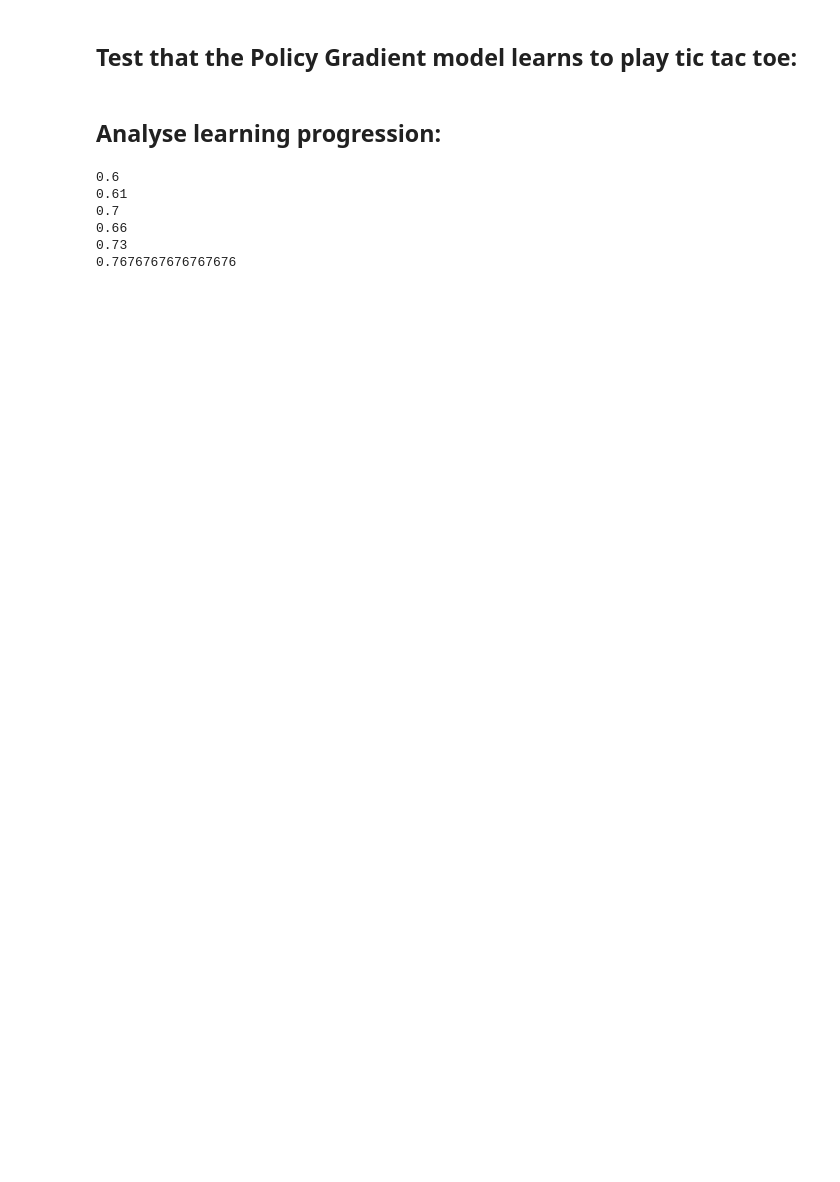
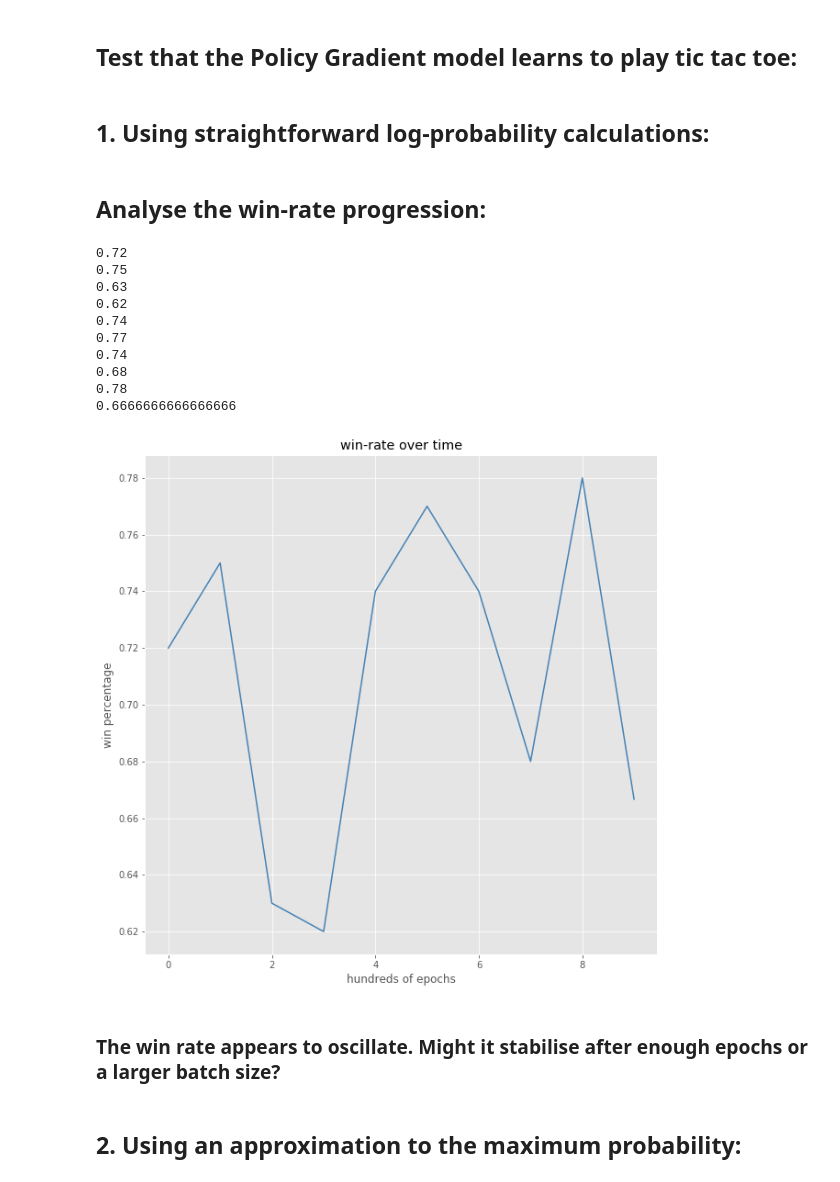
Before and after one commit to AidanRocke/tic-tac-toe_RL, a Jupyter notebook: learning_agents/experiment.ipynb, the cells around one changed output. Drawn from its saved outputs; the diff is of its cells as text; code cells hidden in the pictures; blank space fills up the shorter version.

```diff
--- a/learning_agents/experiment.ipynb
+++ b/learning_agents/experiment.ipynb
@@ -1,5 +1,7 @@
 # %% [markdown]
 ## Test that the Policy Gradient model learns to play tic tac toe:
+# %% [markdown]
+## 1. Using straightforward log-probability calculations:
 # %%
 import numpy as np
 from tic_tac_learning import simulator
@@ -10,21 +12,50 @@ from evaluation import game_evaluation as G
 
 G = G()
 
-pg_model = policy_gradients(lr=0.1,seed=42,batch_size=20)
+pg_model = policy_gradients(lr=0.1,seed=42,batch_size=30,p_est = 1)
 
-tic_tac = tic_tac_system(G,model=pg_model,opponent=CS,epochs=600,depth=5,gamma=0.9)
+tic_tac = tic_tac_system(G,model=pg_model,opponent=CS,epochs=1000,depth=5,gamma=0.9)
 
 scores = simulator(tic_tac)
 # %% [markdown]
-## Analyse learning progression:
+## Analyse the win-rate progression:
 # %%
-for i in range(6):
+learning = np.zeros(10)
 
-    print(np.mean((scores[i*100:(i+1)*100]+5.0)/10))
+for i in range(10):
+
+    learning[i] = np.mean((scores[i*100:(i+1)*100]+5.0)/10)
+
+    print(learning[i])
 # %% [output]
-0.6
-0.61
-0.7
-0.66
-0.73
-0.7676767676767676
+0.72
+0.75
+0.63
+0.62
+0.74
+0.77
+0.74
+0.68
+0.78
+0.6666666666666666
+# %%
+%matplotlib inline
+import matplotlib.pyplot as plt
+
+plt.style.use('ggplot')
+
+plt.figure(figsize=(10,10))
+
+plt.plot(learning,color='steelblue')
+
+plt.title('win-rate over time')
+plt.xlabel('hundreds of epochs')
+plt.ylabel('win percentage')
+
+plt.show()
+# %% [output]
+[figure, added]
+# %% [markdown]
+### The win rate appears to oscillate. Might it stabilise after enough epochs or a larger batch size?
+# %% [markdown]
+## 2. Using an approximation to the maximum probability:
```
Also changed, not shown: parts of 10 cells of this notebook, 3 other files.
